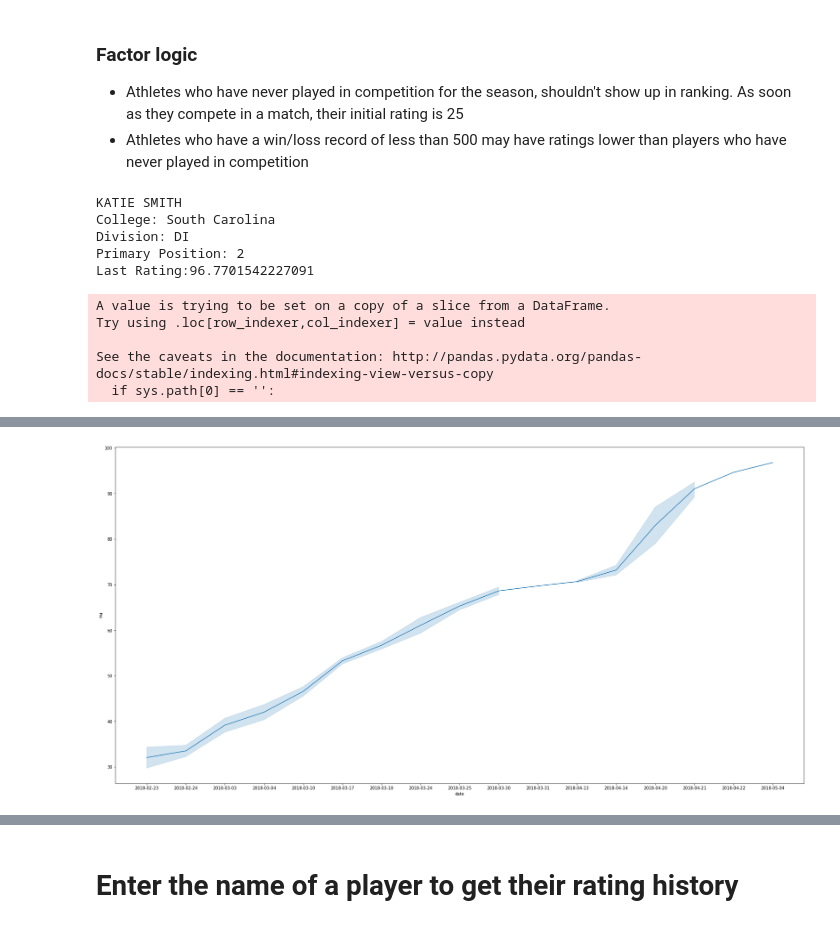
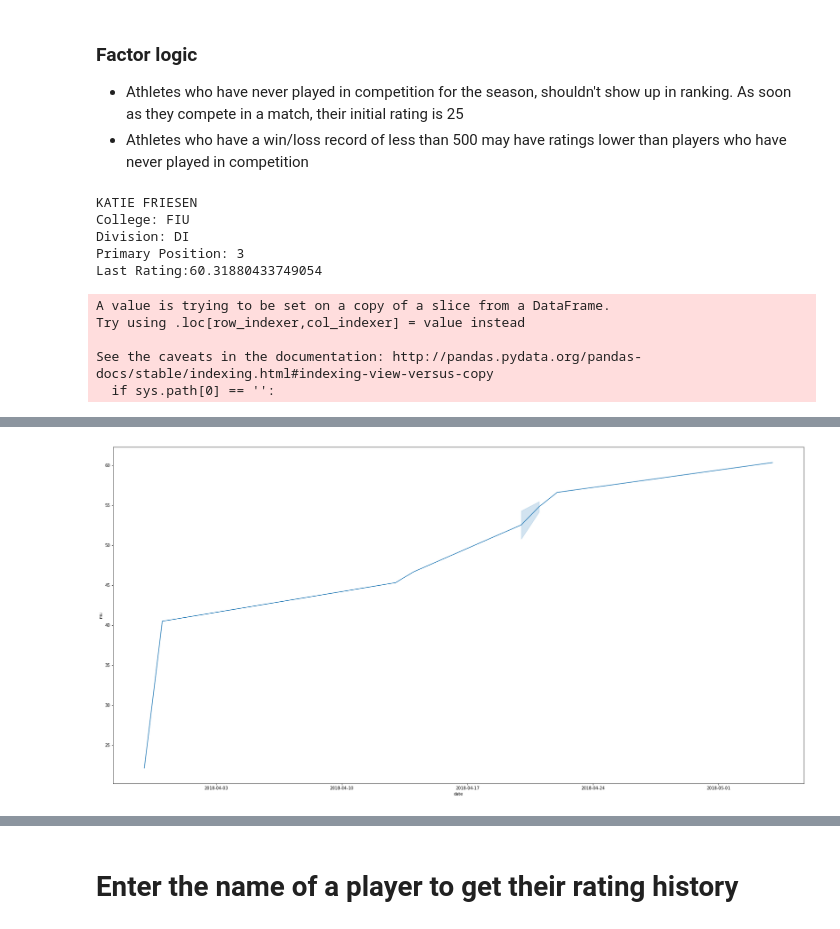
Before and after one commit to mas-dse-mhardist/collegebeachvball, a Jupyter notebook: Updated Rankings.ipynb, the cells around one changed output, grey strips where cells are left out. Drawn from its saved outputs; the diff is of its cells as text; code cells hidden in the pictures.

```diff
--- a/Updated Rankings.ipynb
+++ b/Updated Rankings.ipynb
@@ -56,6 +56,7 @@ def strip_all_strings_in_df(df_, cols_):
 def get_competition_info(df_, div_='DI'):
     df_ = get_teams_by_division(df_, div_)
     df_ = strip_all_strings_in_df(df_, ['first_name', 'last_name', 'college', 'location', 'division', 'score'])
+    df_['date'] = pd.to_datetime(df_['date'], errors = 'coerce')
     df_ = df_.groupby('compID') \
         .filter(lambda x: len(x) == 20) \
         .sort_values(['date', 'compID', 'position', 'result'], ascending=True) \
@@ -247,8 +248,10 @@ def compare_rank_to_avca_all_americans(df_):
 def get_player_rating(df, a):
     temp_df = df[df['name'] == a]
     r = Rating(temp_df.groupby(['mu'])['date'].last().sort_values(ascending=False).index[0], temp_df.groupby(['sigma'])['date'].last().sort_values(ascending=False).index[0])
+    return r
 
-    return
+
+
 def get_player_rating_history(df, a):
     temp_df = df[df['name'] == a]
     #print temp_df
@@ -267,6 +270,14 @@ def get_player_rating_history(df, a):
     df_partner = df_partner[['Partner']]
     df_summary = pd.merge(temp_df,df_partner, on='compID')
     return df_summary
+
+def plot_team_players_history(df, college):
+    df_team_history = df[df.college == college].sort_values('date', ascending=True)
+    playercount = len(df_team_history.name.unique())
+    palette = sns.color_palette("mako_r", playercount)
+    f =  plt.figure(figsize=(30, 15))
+    sns.lineplot(data=df_team_history, x="date", y="mu", hue="name", \
+                 style="primary position", markers=True, palette=palette,ci=None)
 # %% [markdown]
 ## No Spread Factor Applied
 # %%
@@ -616,14 +664,14 @@ def get_player_rating_history(df, a):
 
     return df_summary
 
-a = 'Katie Smith'
+a = 'Katie Friesen'
 get_player_rating_history(d['match_history'], a)
 # %% [output]
-KATIE SMITH
-College: South Carolina
+KATIE FRIESEN
+College: FIU
 Division: DI
-Primary Position: 2
-Last Rating:96.7701542227091
+Primary Position: 3
+Last Rating:60.31880433749054
 A value is trying to be set on a copy of a slice from a DataFrame.
 Try using .loc[row_indexer,col_indexer] = value instead
 
@@ -649,4 +691,4 @@ See the caveats in the documentation: http://pandas.pydata.org/pandas-docs/stabl
-[figure, old version]
+[figure, new version]
 # %%
 a = 'Shannon Williams'
 get_player_rating_history(d['match_history'], a)
```
Also changed, not shown: parts of 26 cells of this notebook, 4 other files.
